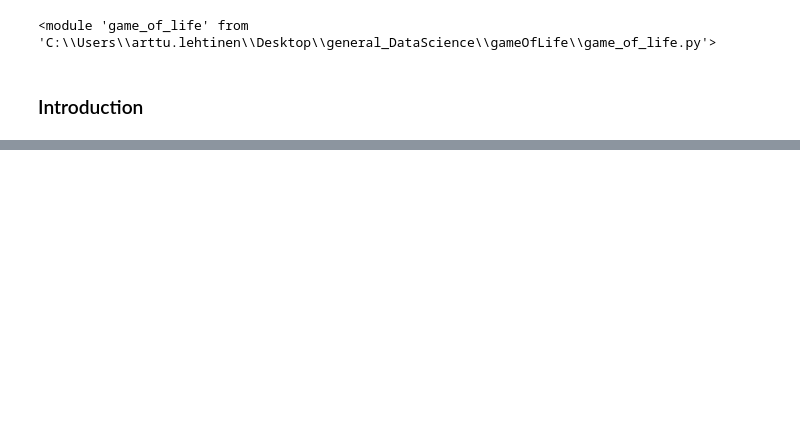
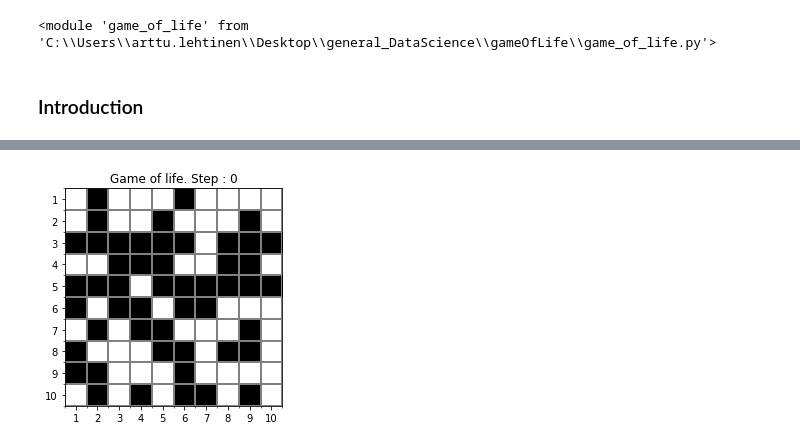
Before and after one commit to ArttuL/gameoflife, a Jupyter notebook: Game_of_life_demo.ipynb, the cells around one changed output, grey strips where cells are left out. Saved outputs shown, nothing was run; the diff lists cells and outputs as text; code cells hidden in the pictures; blank space fills up the shorter version.

```diff
--- a/Game_of_life_demo.ipynb
+++ b/Game_of_life_demo.ipynb
@@ -42,0 +62,3 @@ array([[0, 1],
+# %%
+game=gol.GameOfLife(seed_array)
+steps=game.run(duration=100)
@@ -42,0 +76,4 @@ array([[0, 1],
+# %%
+anim= gol.gol_animation(steps)
+# %% [output]
+[figure, added]
```
Also changed, not shown: parts of 11 cells of this notebook, 2 other files.
